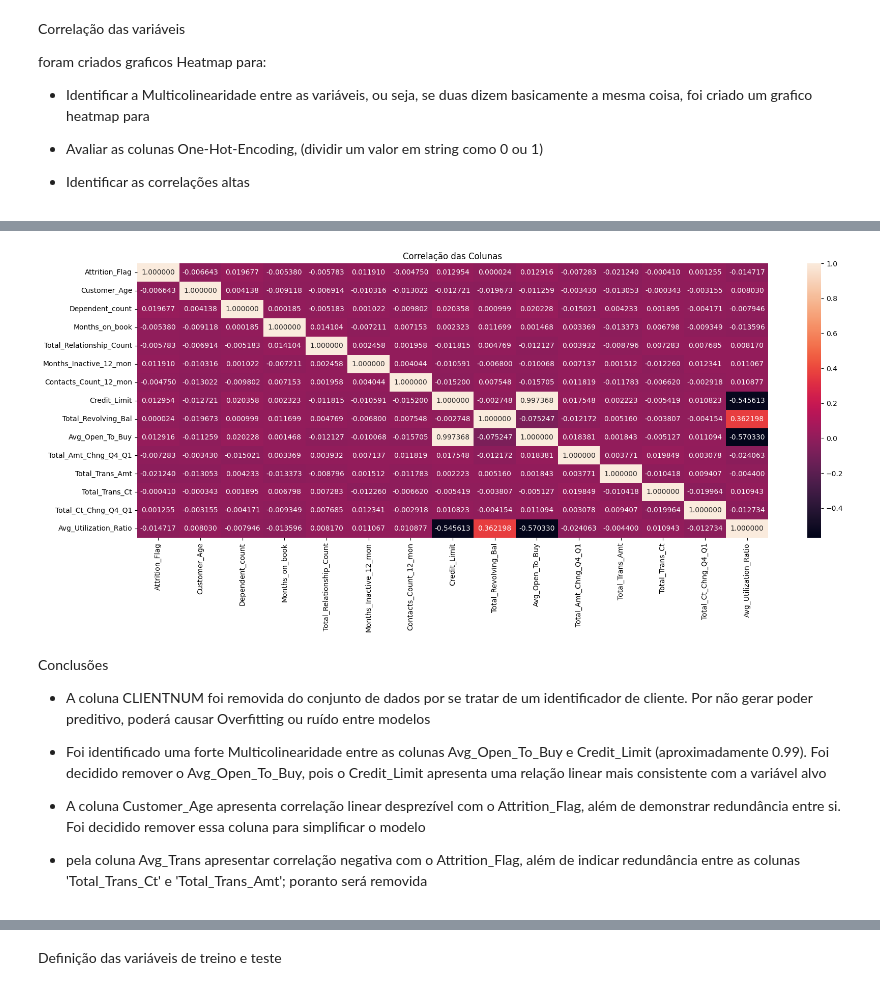
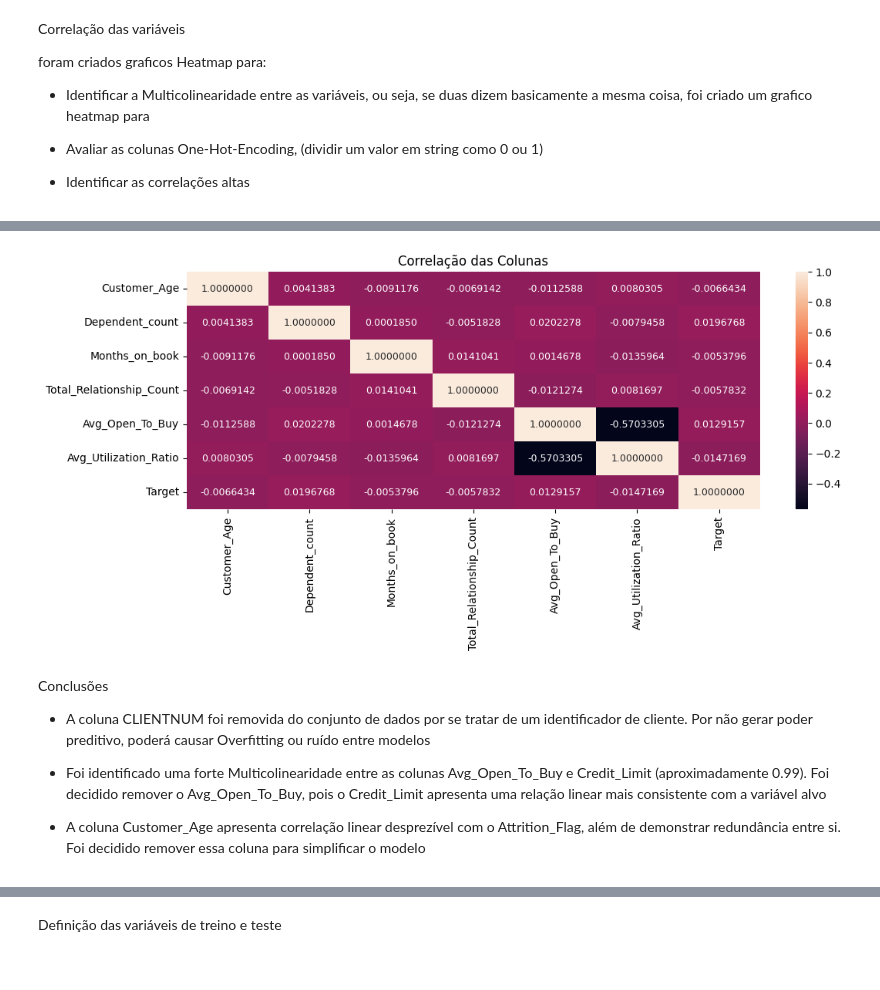
Before and after one commit to rpf991/Previsao_Churning_Clientes_Credito, a Jupyter notebook: notebooks/data_analysis.ipynb, the cells around one changed output, grey strips where cells are left out. Cells and saved outputs as stored; diff of their text form; code cells hidden in the pictures.

```diff
--- a/notebooks/data_analysis.ipynb
+++ b/notebooks/data_analysis.ipynb
@@ -226,10 +214,3 @@ rename_map = { 'Gender_F': 'Is_Female', 'Gender_M': 'Is_Male',
           }
 
 df_base_credit = df_base_credit.rename(columns=rename_map)
-# %%
-df_base_credit['Is_Male'] = df_base_credit['Is_Male'].map(lambda x: 1 if x == True else 0)
-df_base_credit['Status_Married'] = df_base_credit['Status_Married'].map(lambda x: 1 if x == True else 0)
-df_base_credit['Status_Single'] = df_base_credit['Status_Single'].map(lambda x: 1 if x == True else 0)
-df_base_credit['Is_Gold_Card'] = df_base_credit['Is_Gold_Card'].map(lambda x: 1 if x == True else 0)
-df_base_credit['Is_Platinum_Card'] = df_base_credit['Is_Platinum_Card'].map(lambda x: 1 if x == True else 0)
-df_base_credit['Is_Silver_Card'] = df_base_credit['Is_Silver_Card'].map(lambda x: 1 if x == True else 0)
@@ -235,0 +219,7 @@ df_base_credit['Is_Silver_Card'] = df_base_credit['Is_Silver_Card'].map(lambda x
+# %%
+df_base_credit['Target'] = df_base_credit['Attrition_Flag'].map({
+    "Existing Customer": 0,
+    "Attrited Customer": 1
+})
+
+df_base_credit['Target'].value_counts()
@@ -281,28 +281,33 @@ plt.show()
 # %%
 # Avaliação do resto das colunas
 
-df_correlations = df_base_credit.drop(columns=['CLIENTNUM',
+df_correlations = df_base_credit.drop(columns=[
+                                        'CLIENTNUM', 'Attrition_Flag',
                                         'Income_Category', 'Education_Level', 'Is_Male',
                                         'Status_Married', 'Status_Single',
                                         'Is_Gold_Card','Is_Platinum_Card', 'Is_Silver_Card',
-                                        'Avg_Trans', 'Revolving_To_Limit_Credit',
-                                        'Inactive_Contact_Score','Amt_CT_Chng_Q4_Q1'
+
+                                        'Avg_Trans',
+                                        'Total_Trans_Amt', 'Total_Trans_Ct',
+
+                                        'Revolving_To_Limit_Credit',
+                                        'Total_Revolving_Bal', 'Credit_Limit',
+
+                                        'Inactive_Contact_Score',
+                                        'Contacts_Count_12_mon', 'Months_Inactive_12_mon',
+
+                                        'Amt_CT_Chng_Q4_Q1',
+                                        'Total_Amt_Chng_Q4_Q1', 'Total_Ct_Chng_Q4_Q1'
                                     ]).corr()
 
-#  'Is_Male', 'Education_Doctorate', 'Education_Graduate',
-#       'Education_HighSchool', 'Education_Post_Graduate', 'Is_Uneducated',
-
-# Education_College, Is_Female, Status_Divorced, Is_Blue_Card
-# 'Gender', 'CLIENTNUM', 'Marital_Status', 'Card_Category', 'Education_Level',
-
-plt.figure(figsize=(20, 7))
+plt.figure(figsize=(12, 4))
 
 sns.heatmap(data=df_correlations,
-            annot=True, fmt=".6f", annot_kws={"size": 10})
+            annot=True, fmt=".7f", annot_kws={"size": 9})
 plt.title("Correlação das Colunas")
 plt.show()
 # %% [output]
-[figure, old version]
+[figure, new version]
 # %% [markdown]
 Conclusões
 
@@ -318,6 +323,3 @@ Conclusões
 * A coluna Customer_Age apresenta correlação linear
   desprezível com o Attrition_Flag, além de demonstrar redundância entre si. Foi
   decidido remover essa coluna para simplificar o modelo
-
-* pela coluna Avg_Trans apresentar correlação negativa com o Attrition_Flag,
-além de indicar redundância entre as colunas 'Total_Trans_Ct' e 'Total_Trans_Amt'; poranto será removida
```
Also changed, not shown: parts of 36 cells of this notebook, 1 other file.
